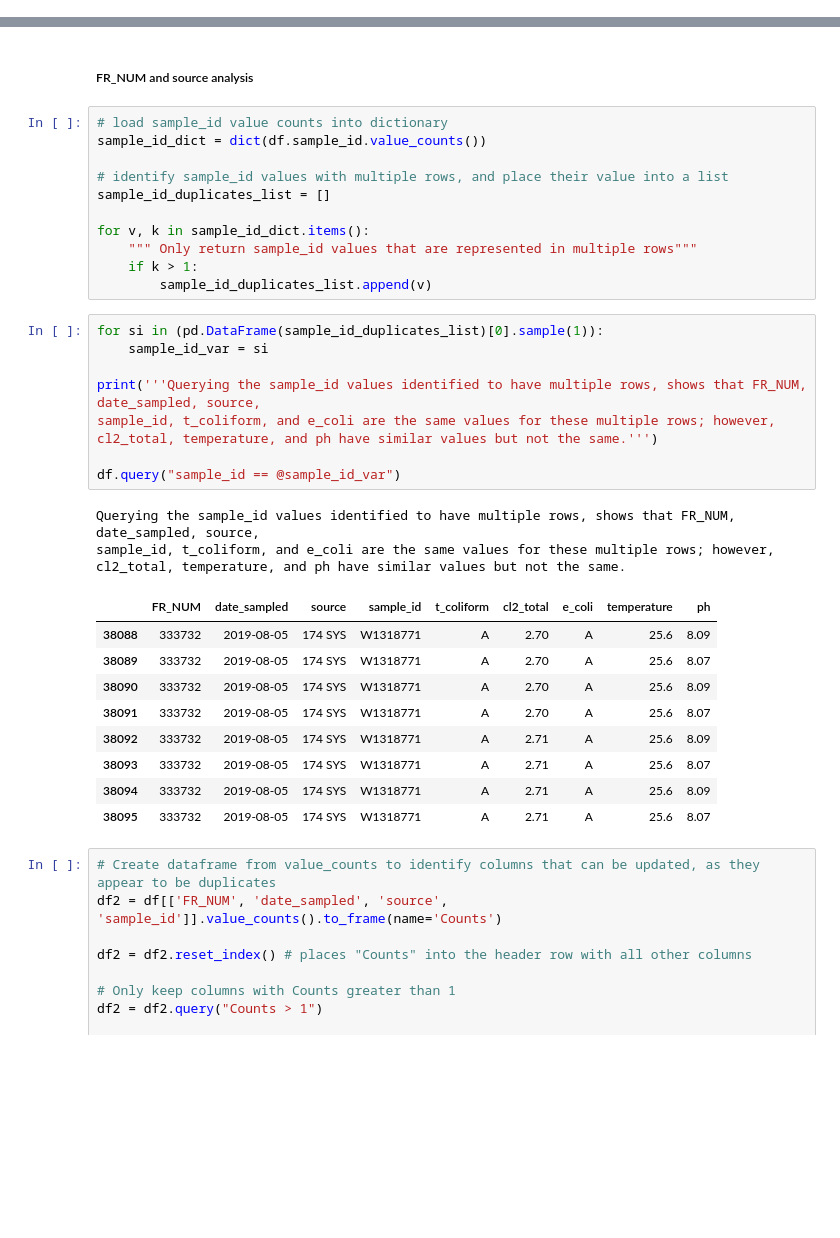
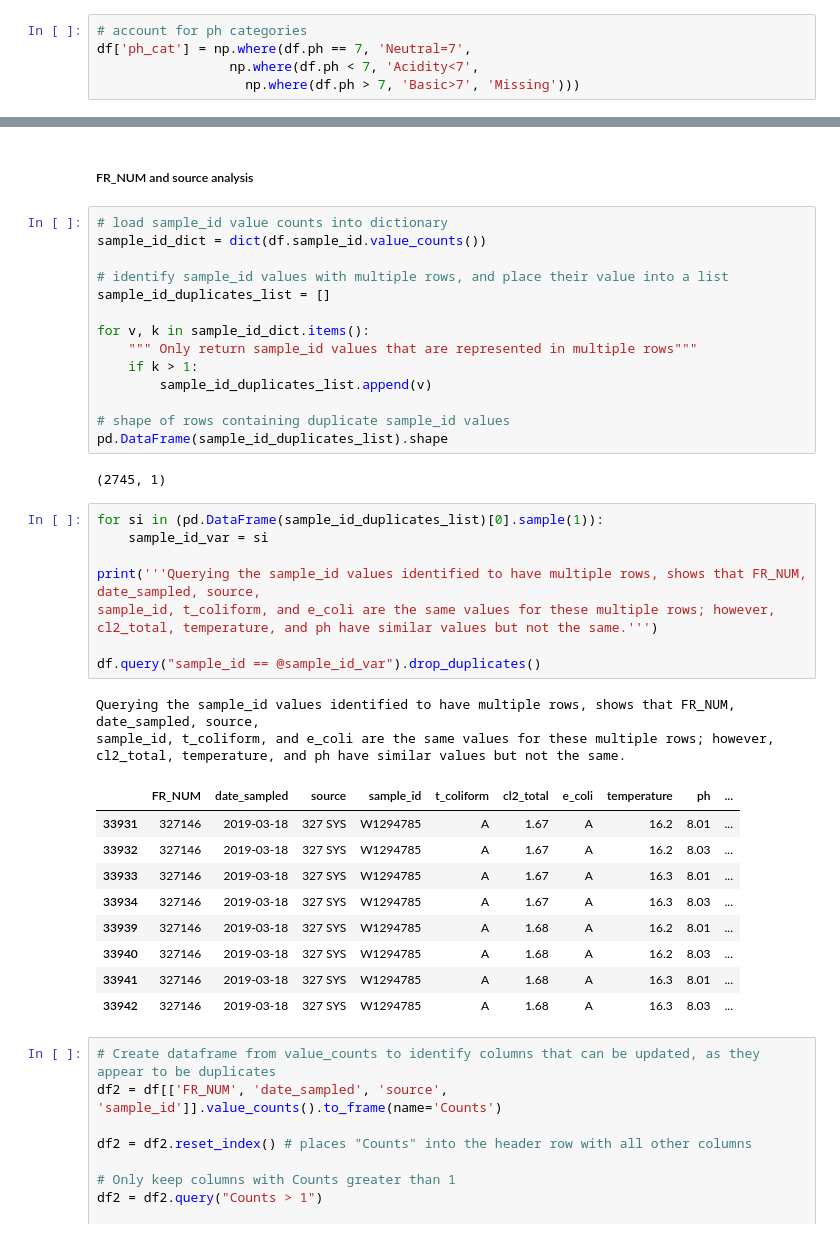
Before and after one commit to Oscar-Gil-Data/Monitoring-of-Indicator-Bacteria-in-Drinking-Water, a Jupyter notebook: Data SD - Monitoring of Indicator Bacteria in Drinking Water.ipynb, the cells around one changed output, grey strips where cells are left out. Drawn from its saved outputs; the diff is of its cells as text; blank space fills up the shorter version.

```diff
--- a/Data SD - Monitoring of Indicator Bacteria in Drinking Water.ipynb
+++ b/Data SD - Monitoring of Indicator Bacteria in Drinking Water.ipynb
@@ -76,3 +82,8 @@ def dataframe_columns(df):
+# %%
+# account for ph categories
+df['ph_cat'] = np.where(df.ph == 7, 'Neutral=7',
+                 np.where(df.ph < 7, 'Acidity<7',
+                   np.where(df.ph > 7, 'Basic>7', 'Missing')))
 # %% [markdown]
 #### Check dataframe #1
 # %%
@@ -102,28 +114,33 @@ for v, k in sample_id_dict.items():
     """ Only return sample_id values that are represented in multiple rows"""
     if k > 1:
         sample_id_duplicates_list.append(v)
+
+# shape of rows containing duplicate sample_id values
+pd.DataFrame(sample_id_duplicates_list).shape
+# %% [output]
+(2745, 1)
 # %%
 for si in (pd.DataFrame(sample_id_duplicates_list)[0].sample(1)):
     sample_id_var = si
 
 print('''Querying the sample_id values identified to have multiple rows, shows that FR_NUM, date_sampled, source,
 sample_id, t_coliform, and e_coli are the same values for these multiple rows; however,
 cl2_total, temperature, and ph have similar values but not the same.''')
 
-df.query("sample_id == @sample_id_var")
+df.query("sample_id == @sample_id_var").drop_duplicates()
 # %% [output]
 Querying the sample_id values identified to have multiple rows, shows that FR_NUM, date_sampled, source,
 sample_id, t_coliform, and e_coli are the same values for these multiple rows; however,
 cl2_total, temperature, and ph have similar values but not the same.
-|  | FR_NUM | date_sampled | source | sample_id | t_coliform | cl2_total | e_coli | temperature | ph |
-| 38088 | 333732 | 2019-08-05 | 174 SYS | W1318771 | A | 2.70 | A | 25.6 | 8.09 |
-| 38089 | 333732 | 2019-08-05 | 174 SYS | W1318771 | A | 2.70 | A | 25.6 | 8.07 |
-| 38090 | 333732 | 2019-08-05 | 174 SYS | W1318771 | A | 2.70 | A | 25.6 | 8.09 |
-| 38091 | 333732 | 2019-08-05 | 174 SYS | W1318771 | A | 2.70 | A | 25.6 | 8.07 |
-| 38092 | 333732 | 2019-08-05 | 174 SYS | W1318771 | A | 2.71 | A | 25.6 | 8.09 |
-| 38093 | 333732 | 2019-08-05 | 174 SYS | W1318771 | A | 2.71 | A | 25.6 | 8.07 |
-| 38094 | 333732 | 2019-08-05 | 174 SYS | W1318771 | A | 2.71 | A | 25.6 | 8.09 |
-| 38095 | 333732 | 2019-08-05 | 174 SYS | W1318771 | A | 2.71 | A | 25.6 | 8.07 |
+|  | FR_NUM | date_sampled | source | sample_id | t_coliform | cl2_total | e_coli | temperature | ph | ... |
+| 33931 | 327146 | 2019-03-18 | 327 SYS | W1294785 | A | 1.67 | A | 16.2 | 8.01 | ... |
+| 33932 | 327146 | 2019-03-18 | 327 SYS | W1294785 | A | 1.67 | A | 16.2 | 8.03 | ... |
+| 33933 | 327146 | 2019-03-18 | 327 SYS | W1294785 | A | 1.67 | A | 16.3 | 8.01 | ... |
+| 33934 | 327146 | 2019-03-18 | 327 SYS | W1294785 | A | 1.67 | A | 16.3 | 8.03 | ... |
+| 33939 | 327146 | 2019-03-18 | 327 SYS | W1294785 | A | 1.68 | A | 16.2 | 8.01 | ... |
+| 33940 | 327146 | 2019-03-18 | 327 SYS | W1294785 | A | 1.68 | A | 16.2 | 8.03 | ... |
+| 33941 | 327146 | 2019-03-18 | 327 SYS | W1294785 | A | 1.68 | A | 16.3 | 8.01 | ... |
+| 33942 | 327146 | 2019-03-18 | 327 SYS | W1294785 | A | 1.68 | A | 16.3 | 8.03 | ... |
 # %%
 # Create dataframe from value_counts to identify columns that can be updated, as they appear to be duplicates
 df2 = df[['FR_NUM', 'date_sampled', 'source', 'sample_id']].value_counts().to_frame(name='Counts')
```
Also changed, not shown: parts of 104 cells of this notebook.
